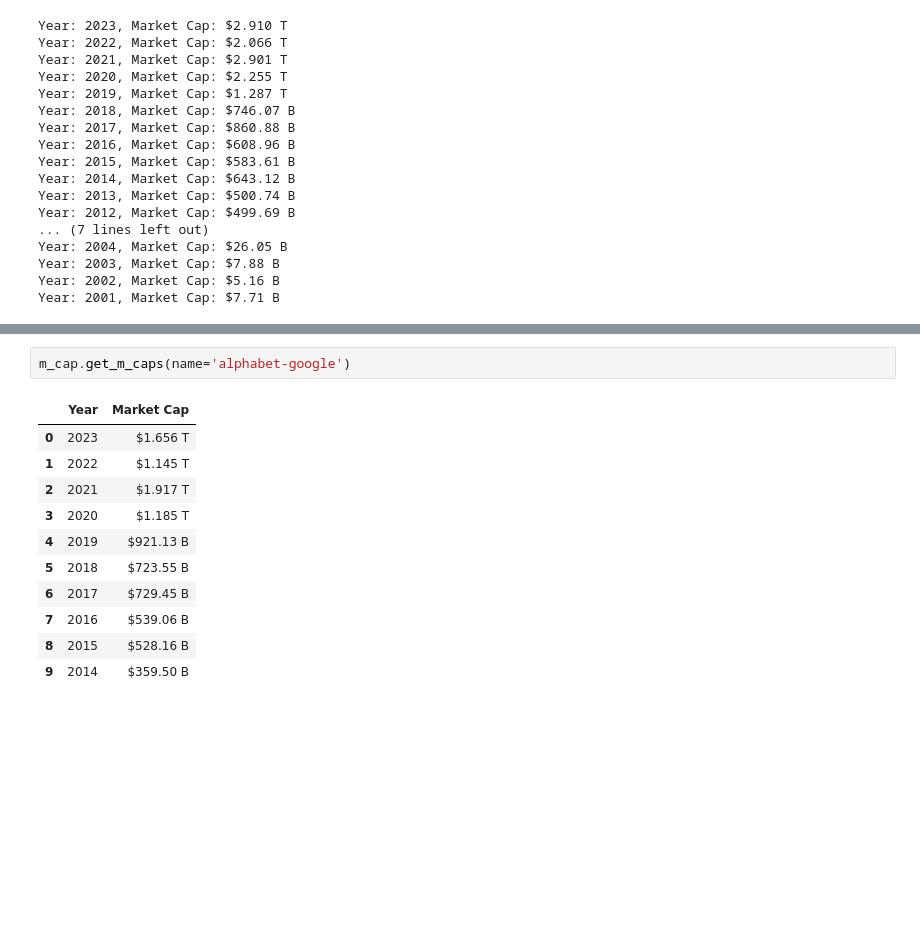
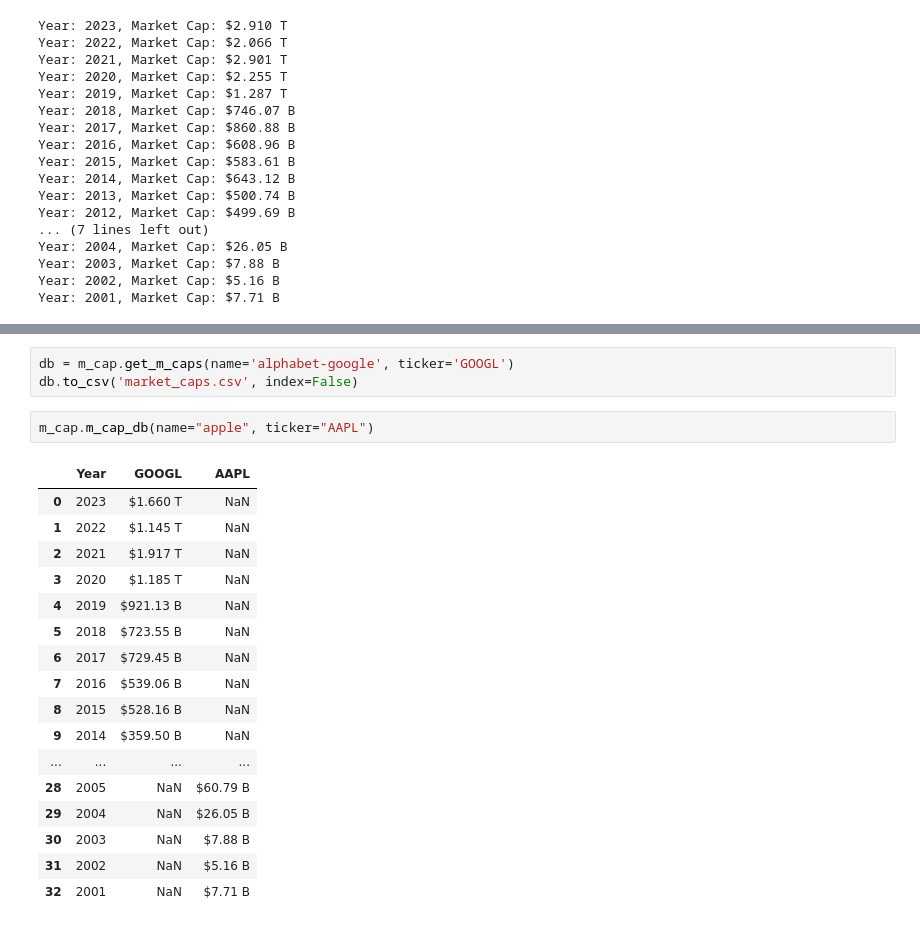
Before and after one commit to ahmet794/stonks, a Jupyter notebook: returns.ipynb, the cells around one changed output, grey strips where cells are left out. Cells and saved outputs as stored; diff of their text form; blank space fills up the shorter version.

```diff
--- a/returns.ipynb
+++ b/returns.ipynb
@@ -289,14 +286,23 @@ The autoreload extension is already loaded. To reload it, use:
-# %%
-m_cap.get_m_caps(name='alphabet-google')
-# %% [output]
-|  | Year | Market Cap |
-| 0 | 2023 | $1.656 T |
-| 1 | 2022 | $1.145 T |
-| 2 | 2021 | $1.917 T |
-| 3 | 2020 | $1.185 T |
-| 4 | 2019 | $921.13 B |
-| 5 | 2018 | $723.55 B |
-| 6 | 2017 | $729.45 B |
-| 7 | 2016 | $539.06 B |
-| 8 | 2015 | $528.16 B |
-| 9 | 2014 | $359.50 B |
+# %%
+db = m_cap.get_m_caps(name='alphabet-google', ticker='GOOGL')
+db.to_csv('market_caps.csv', index=False)
+# %%
+m_cap.m_cap_db(name="apple", ticker="AAPL")
+# %% [output]
+|  | Year | GOOGL | AAPL |
+| 0 | 2023 | $1.660 T | NaN |
+| 1 | 2022 | $1.145 T | NaN |
+| 2 | 2021 | $1.917 T | NaN |
+| 3 | 2020 | $1.185 T | NaN |
+| 4 | 2019 | $921.13 B | NaN |
+| 5 | 2018 | $723.55 B | NaN |
+| 6 | 2017 | $729.45 B | NaN |
+| 7 | 2016 | $539.06 B | NaN |
+| 8 | 2015 | $528.16 B | NaN |
+| 9 | 2014 | $359.50 B | NaN |
+| ... | ... | ... | ... |
+| 28 | 2005 | NaN | $60.79 B |
+| 29 | 2004 | NaN | $26.05 B |
+| 30 | 2003 | NaN | $7.88 B |
+| 31 | 2002 | NaN | $5.16 B |
+| 32 | 2001 | NaN | $7.71 B |
```
Also changed, not shown: parts of 1 cell of this notebook, 1 other file.
